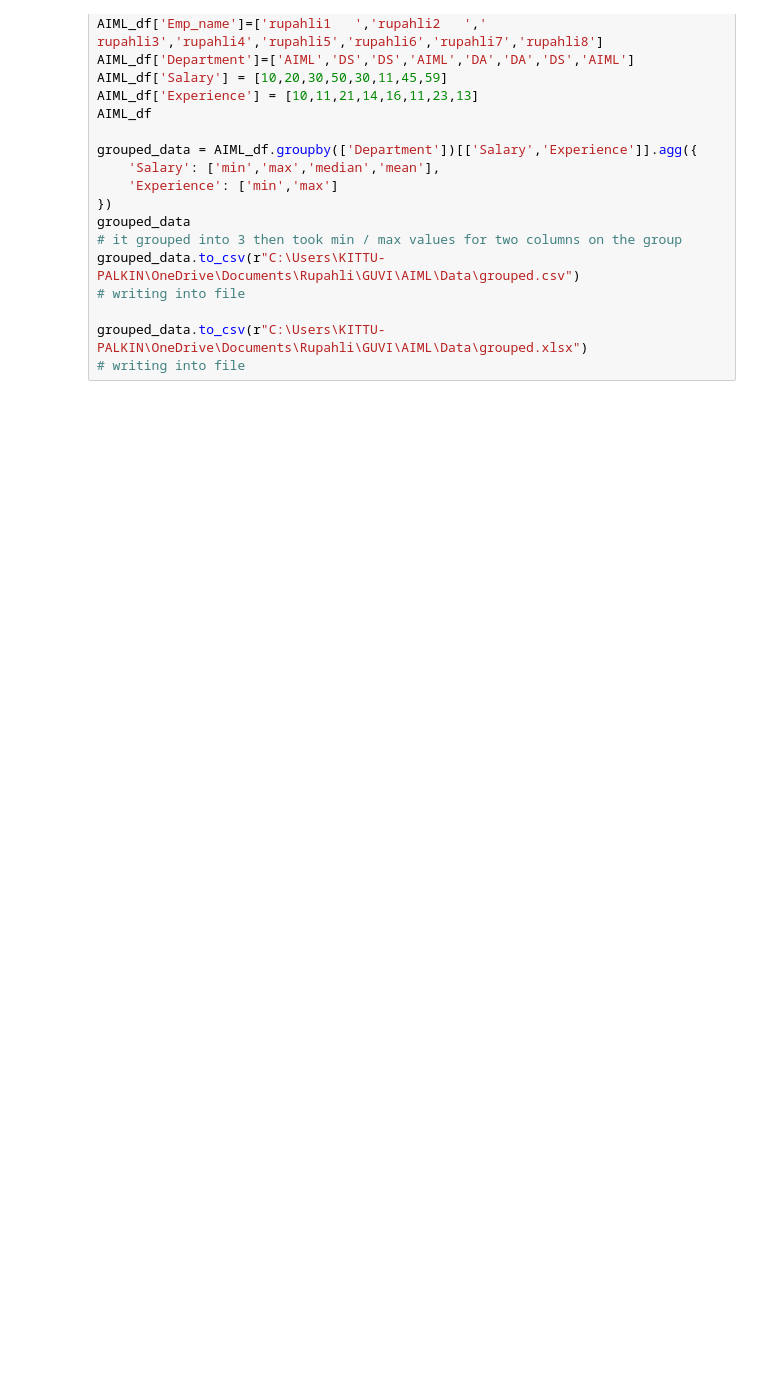
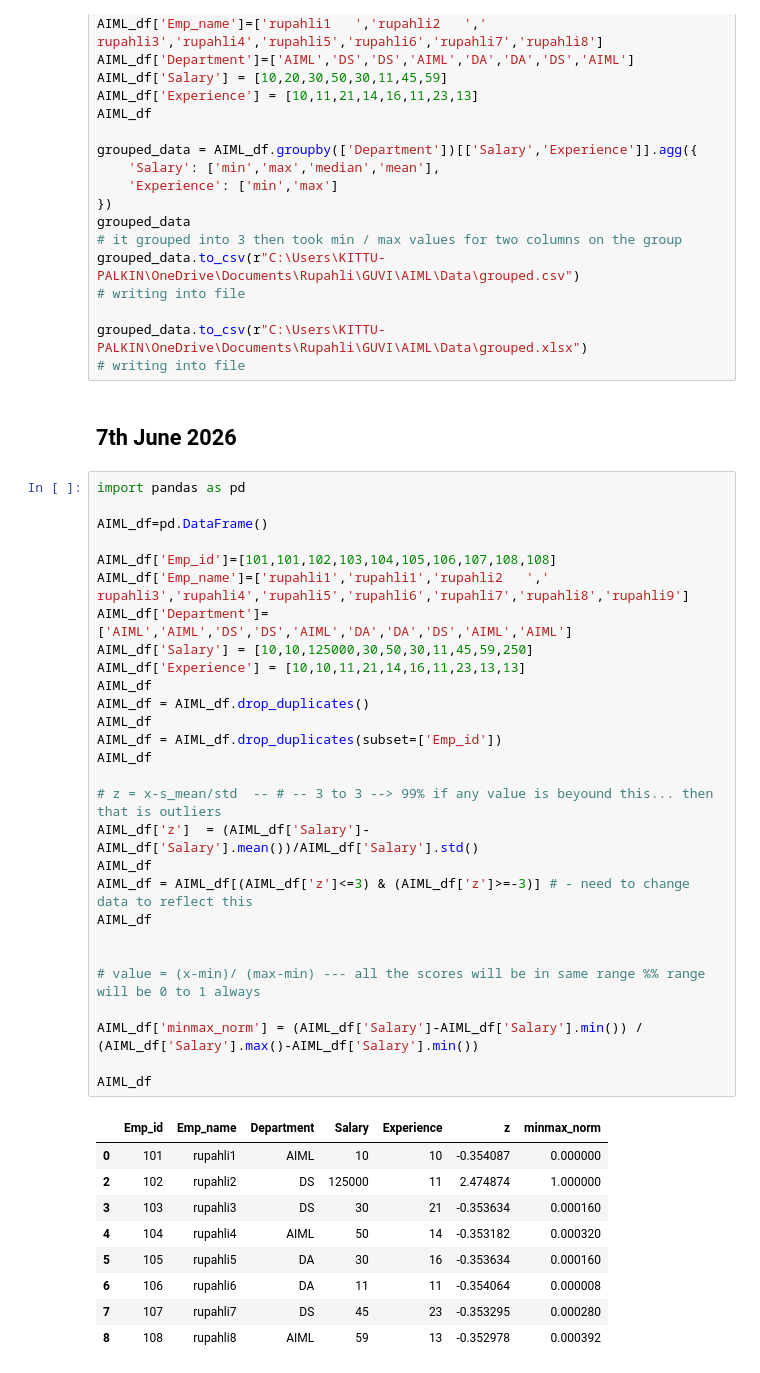
Before and after one commit to rupahli/AIML, a Jupyter notebook: Code/panda.ipynb, the cells around one changed output. Drawn from its saved outputs; the diff is of its cells as text; blank space fills up the shorter version.

Commit message:
pandas

```diff
--- a/Code/panda.ipynb
+++ b/Code/panda.ipynb
@@ -370,3 +370,43 @@ grouped_data.to_csv(r"C:\Users\KITTU-PALKIN\OneDrive\Documents\Rupahli\GUVI\AIML
 
 grouped_data.to_csv(r"C:\Users\KITTU-PALKIN\OneDrive\Documents\Rupahli\GUVI\AIML\Data\grouped.xlsx")
 # writing into file
+# %% [markdown]
+## 7th June 2026
+# %%
+import pandas as pd
+
+AIML_df=pd.DataFrame()
+
+AIML_df['Emp_id']=[101,101,102,103,104,105,106,107,108,108]
+AIML_df['Emp_name']=['rupahli1','rupahli1','rupahli2   ','  rupahli3','rupahli4','rupahli5','rupahli6','rupahli7','rupahli8','rupahli9']
+AIML_df['Department']=['AIML','AIML','DS','DS','AIML','DA','DA','DS','AIML','AIML']
+AIML_df['Salary'] = [10,10,125000,30,50,30,11,45,59,250]
+AIML_df['Experience'] = [10,10,11,21,14,16,11,23,13,13]
+AIML_df
+AIML_df = AIML_df.drop_duplicates()
+AIML_df
+AIML_df = AIML_df.drop_duplicates(subset=['Emp_id'])
+AIML_df
+
+# z = x-s_mean/std  -- # -- 3 to 3 --> 99% if any value is beyound this... then that is outliers
+AIML_df['z']  = (AIML_df['Salary']-AIML_df['Salary'].mean())/AIML_df['Salary'].std()
+AIML_df
+AIML_df = AIML_df[(AIML_df['z']<=3) & (AIML_df['z']>=-3)] # - need to change data to reflect this
+AIML_df
+
+
+# value = (x-min)/ (max-min) --- all the scores will be in same range %% range will be 0 to 1 always
+
+AIML_df['minmax_norm'] = (AIML_df['Salary']-AIML_df['Salary'].min()) / (AIML_df['Salary'].max()-AIML_df['Salary'].min())
+
+AIML_df
+# %% [output]
+|  | Emp_id | Emp_name | Department | Salary | Experience | z | minmax_norm |
+| 0 | 101 | rupahli1 | AIML | 10 | 10 | -0.354087 | 0.000000 |
+| 2 | 102 | rupahli2 | DS | 125000 | 11 | 2.474874 | 1.000000 |
+| 3 | 103 | rupahli3 | DS | 30 | 21 | -0.353634 | 0.000160 |
+| 4 | 104 | rupahli4 | AIML | 50 | 14 | -0.353182 | 0.000320 |
+| 5 | 105 | rupahli5 | DA | 30 | 16 | -0.353634 | 0.000160 |
+| 6 | 106 | rupahli6 | DA | 11 | 11 | -0.354064 | 0.000008 |
+| 7 | 107 | rupahli7 | DS | 45 | 23 | -0.353295 | 0.000280 |
+| 8 | 108 | rupahli8 | AIML | 59 | 13 | -0.352978 | 0.000392 |
```
